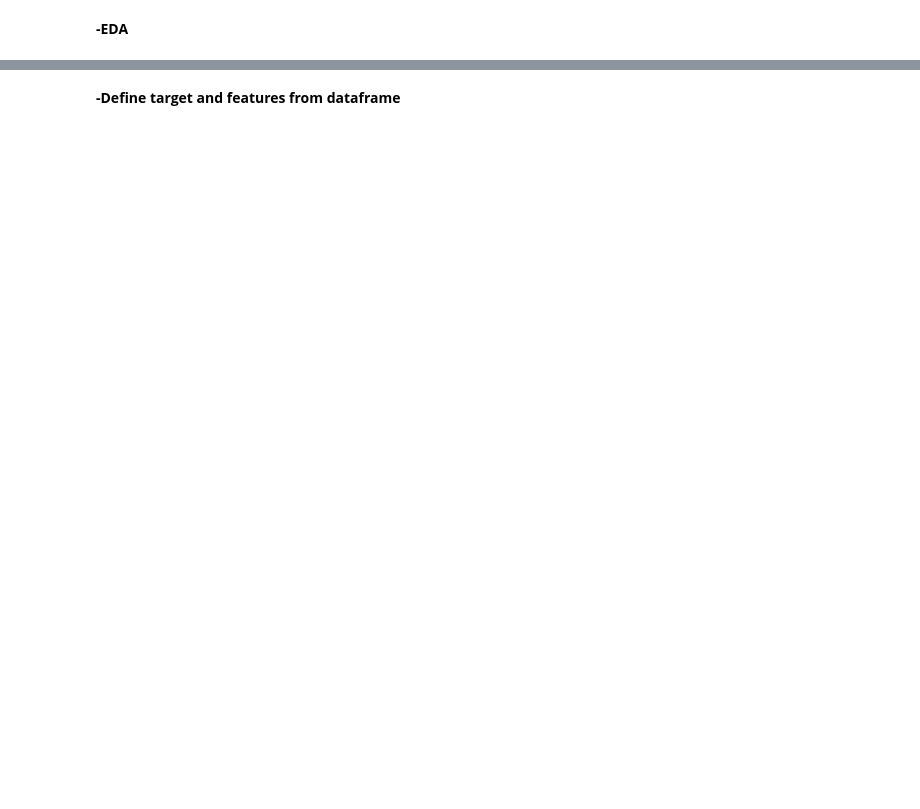
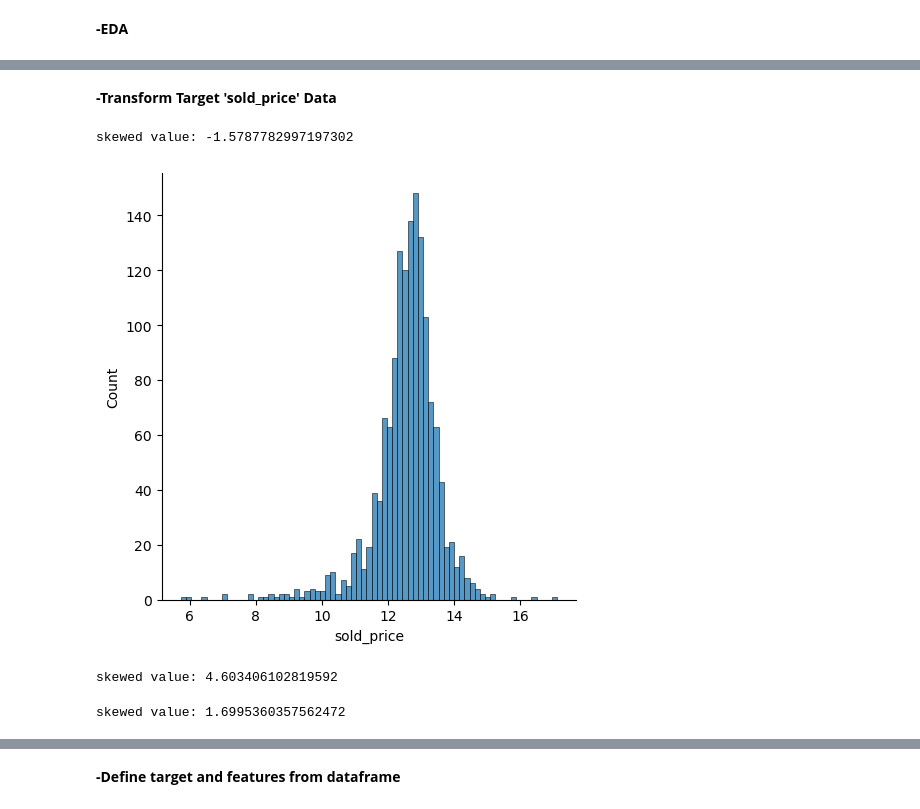
Before and after one commit to tylanoflynn/supervised_learning, a Jupyter notebook: notebooks/EDA.ipynb, the cells around one changed output, grey strips where cells are left out. Drawn from its saved outputs; the diff is of its cells as text; code cells hidden in the pictures; blank space fills up the shorter version.

```diff
--- a/notebooks/EDA.ipynb
+++ b/notebooks/EDA.ipynb
@@ -677,0 +607,30 @@ plt.show()
+# %% [markdown]
+**-Transform Target 'sold_price' Data**
+# %%
+log_sold_price = np.log(df['sold_price'])
+
+print('skewed value: ' + str(log_sold_price.skew()))
+
+sns.displot(log_sold_price)
+plt.show()
+# %% [output]
+skewed value: -1.5787782997197302
+[figure, added]
+# %%
+sqrt_sold_price = np.sqrt(df['sold_price'])
+
+print('skewed value: ' + str(sqrt_sold_price.skew()))
+
+# sns.displot(sqrt_sold_price)
+# plt.show()
+# %% [output]
+skewed value: 4.603406102819592
+# %%
+cbrt_sold_price = np.cbrt(df['sold_price'])
+
+print('skewed value: ' + str(cbrt_sold_price.skew()))
+
+# sns.displot(cbrt_sold_price)
+# plt.show()
+# %% [output]
+skewed value: 1.6995360357562472
```
Also changed, not shown: parts of 62 cells of this notebook.
